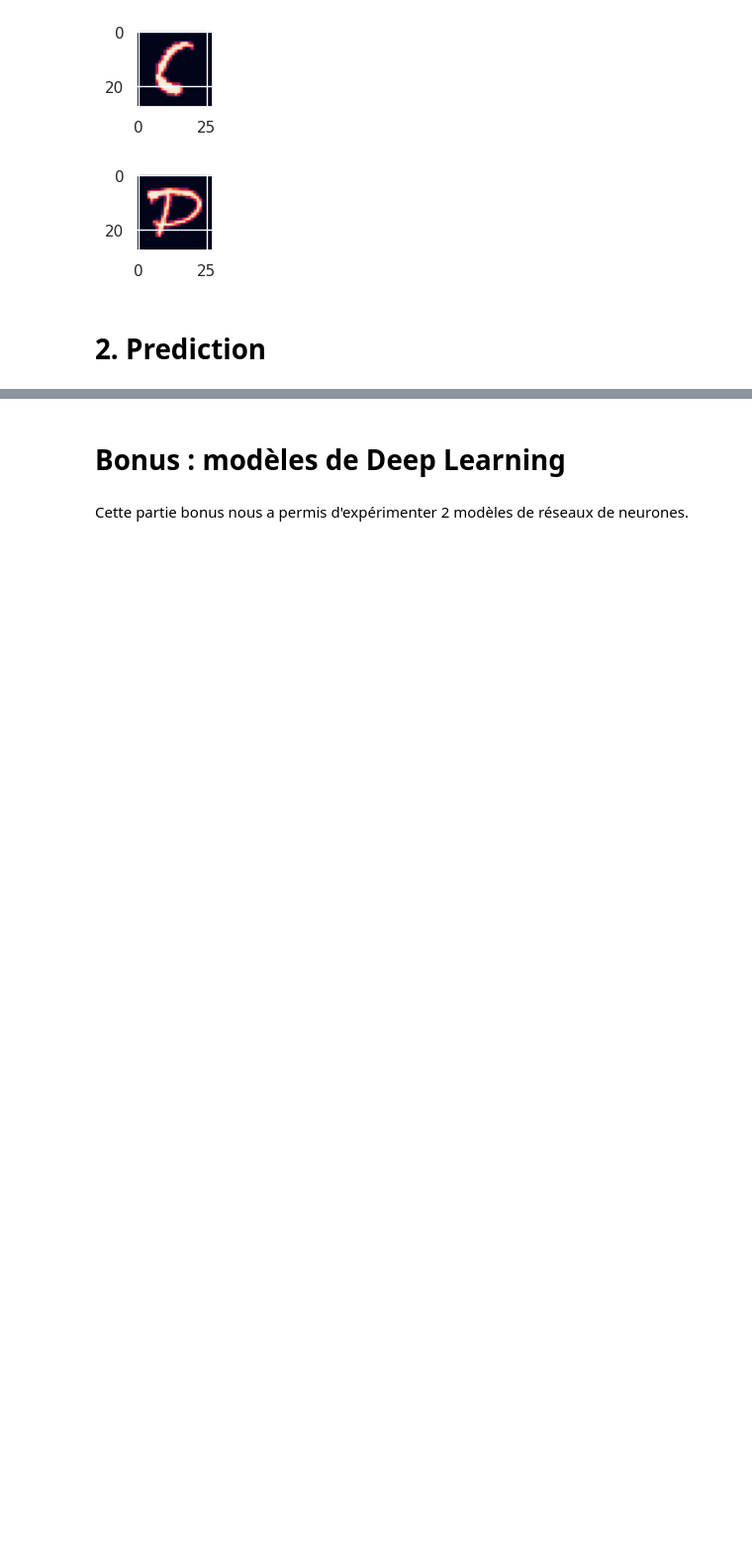
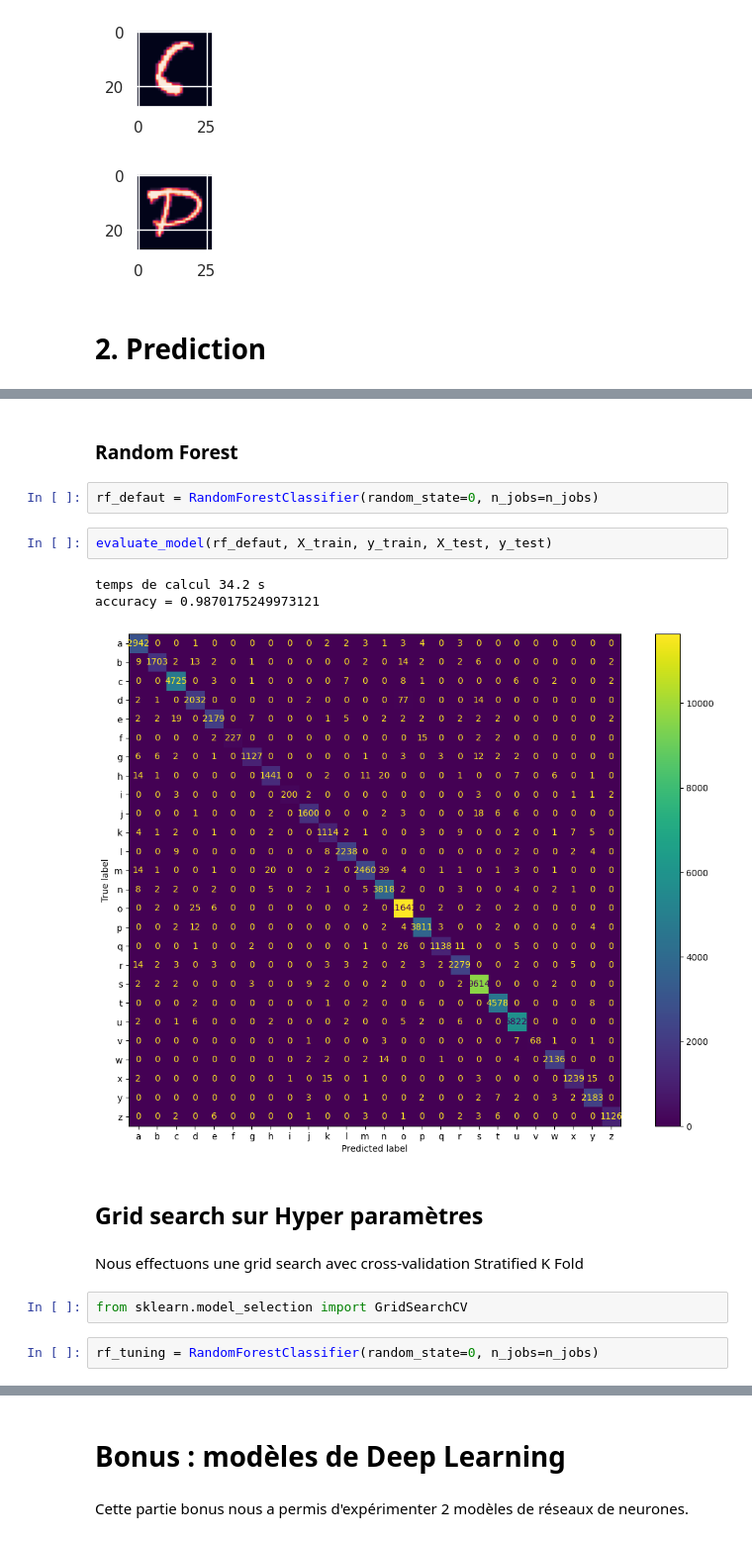
Before and after one commit to jExbrayat/recognize-handwritten-letters, a Jupyter notebook: src/rendu-final/notebook-final.ipynb, the cells around one changed output, grey strips where cells are left out. Shown at 99% size. Drawn from its saved outputs; the diff is of its cells as text; blank space fills up the shorter version.

```diff
--- a/src/rendu-final/notebook-final.ipynb
+++ b/src/rendu-final/notebook-final.ipynb
@@ -62,0 +165,18 @@ for i in range(5):
+# %% [markdown]
+### Random Forest
+# %%
+rf_defaut = RandomForestClassifier(random_state=0, n_jobs=n_jobs)
+# %%
+evaluate_model(rf_defaut, X_train, y_train, X_test, y_test)
+# %% [output]
+temps de calcul 34.2 s
+accuracy = 0.9870175249973121
+[figure, added]
+# %% [markdown]
+## Grid search sur Hyper paramètres
+# %% [markdown]
+Nous effectuons une grid search avec cross-validation Stratified K Fold
+# %%
+from sklearn.model_selection import GridSearchCV
+# %%
+rf_tuning = RandomForestClassifier(random_state=0, n_jobs=n_jobs)
```
Also changed, not shown: parts of 27 cells of this notebook, 1 other file.
